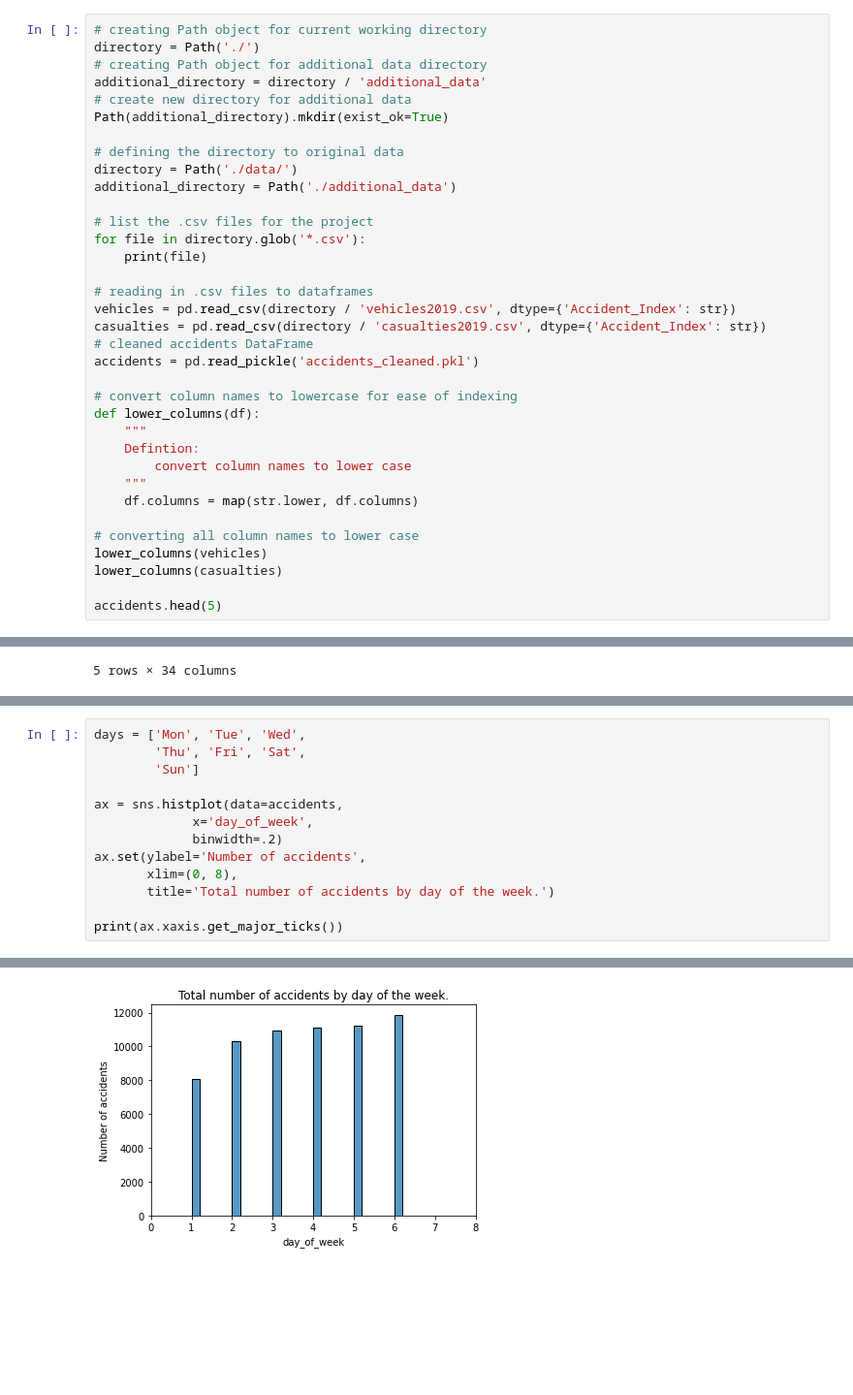
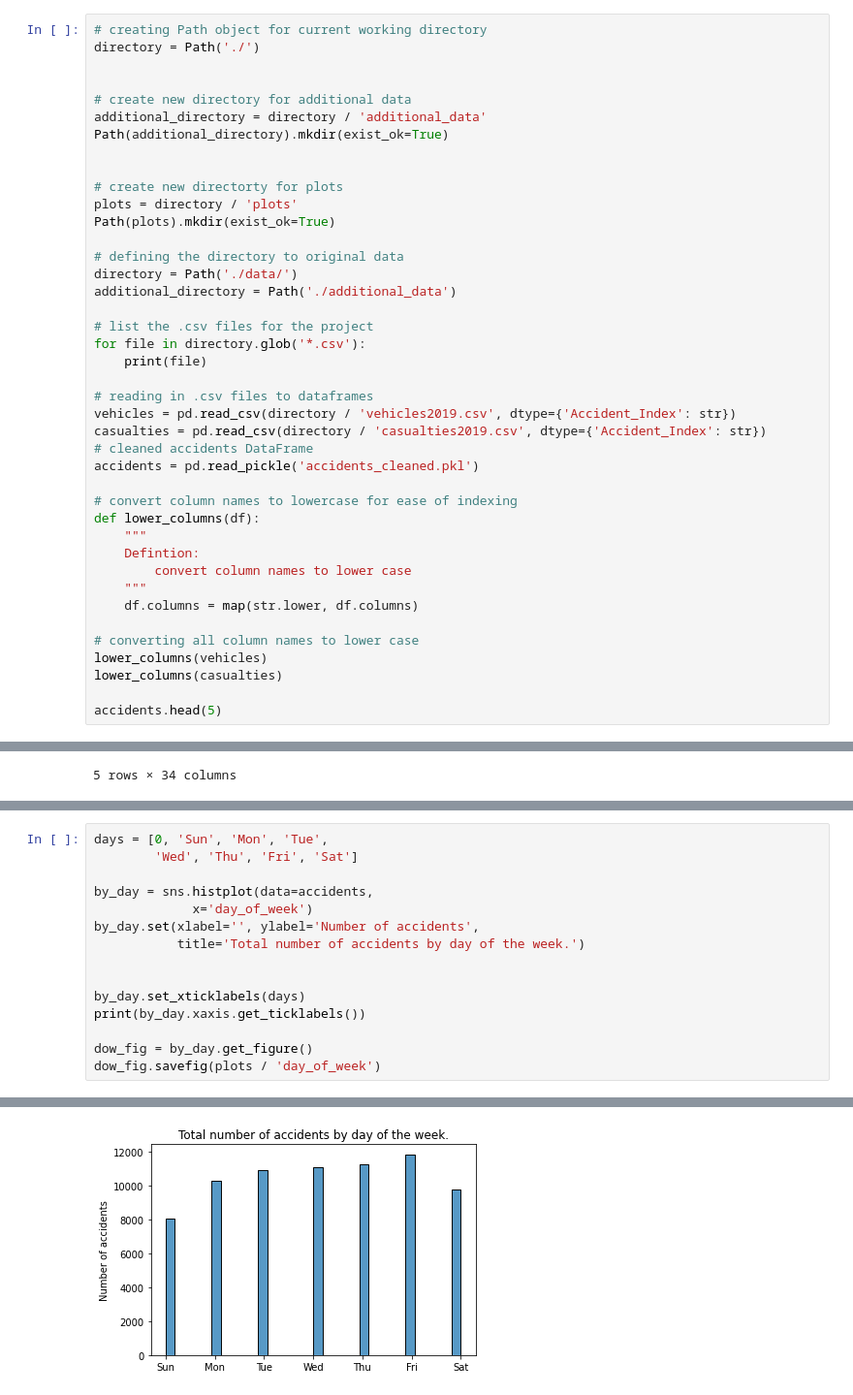
Before and after one commit to jakegodsall/road-traffic-accidents-2019, a Jupyter notebook: EDA.ipynb, the cells around one changed output, grey strips where cells are left out. Shown: that part at 97% size. Drawn from its saved outputs; the diff is of its cells as text; blank space fills up the shorter version.

```diff
--- a/EDA.ipynb
+++ b/EDA.ipynb
@@ -10,10 +10,16 @@ import seaborn as sns
 # %%
 # creating Path object for current working directory
 directory = Path('./')
-# creating Path object for additional data directory
+
+
+# create new directory for additional data
 additional_directory = directory / 'additional_data'
-# create new directory for additional data
 Path(additional_directory).mkdir(exist_ok=True)
+
+
+# create new directorty for plots
+plots = directory / 'plots'
+Path(plots).mkdir(exist_ok=True)
 
 # defining the directory to original data
 directory = Path('./data/')
@@ -70,14 +76,16 @@ ax.set(xlabel='Time of day',
 # %%
-days = ['Mon', 'Tue', 'Wed',
-        'Thu', 'Fri', 'Sat',
-        'Sun']
+days = [0, 'Sun', 'Mon', 'Tue',
+        'Wed', 'Thu', 'Fri', 'Sat']
 
-ax = sns.histplot(data=accidents,
-             x='day_of_week',
-             binwidth=.2)
-ax.set(ylabel='Number of accidents',
-       xlim=(0, 8),
-       title='Total number of accidents by day of the week.')
+by_day = sns.histplot(data=accidents,
+             x='day_of_week')
+by_day.set(xlabel='', ylabel='Number of accidents',
+           title='Total number of accidents by day of the week.')
 
-print(ax.xaxis.get_major_ticks())
+
+by_day.set_xticklabels(days)
+print(by_day.xaxis.get_ticklabels())
+
+dow_fig = by_day.get_figure()
+dow_fig.savefig(plots / 'day_of_week')
 # %% [output]
@@ -85 +93 @@ print(ax.xaxis.get_major_ticks())
-[figure, old version]
+[figure, new version]
```
Also changed, not shown: parts of 3 cells of this notebook, 7 other files.
